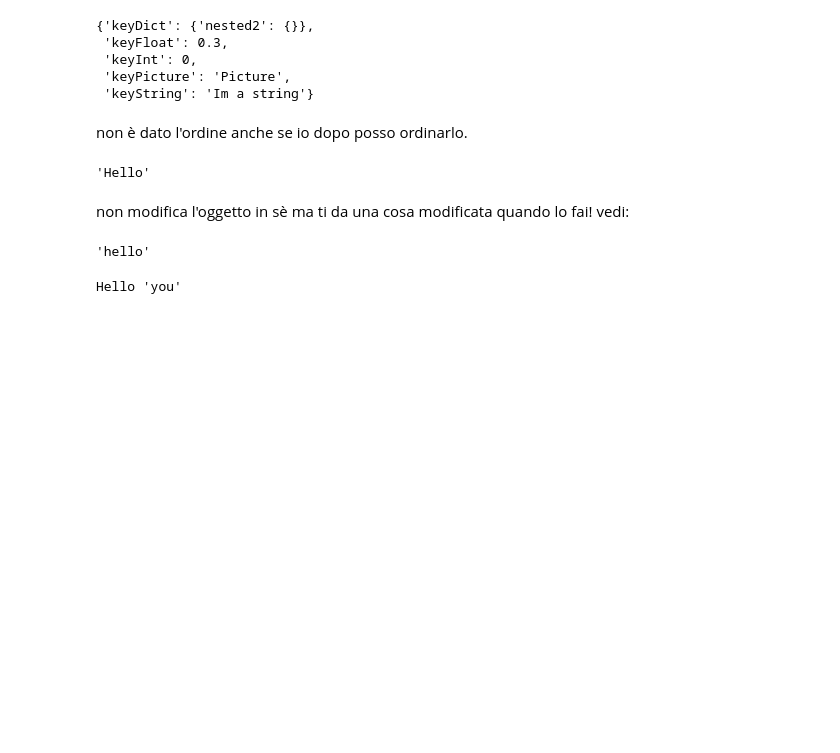
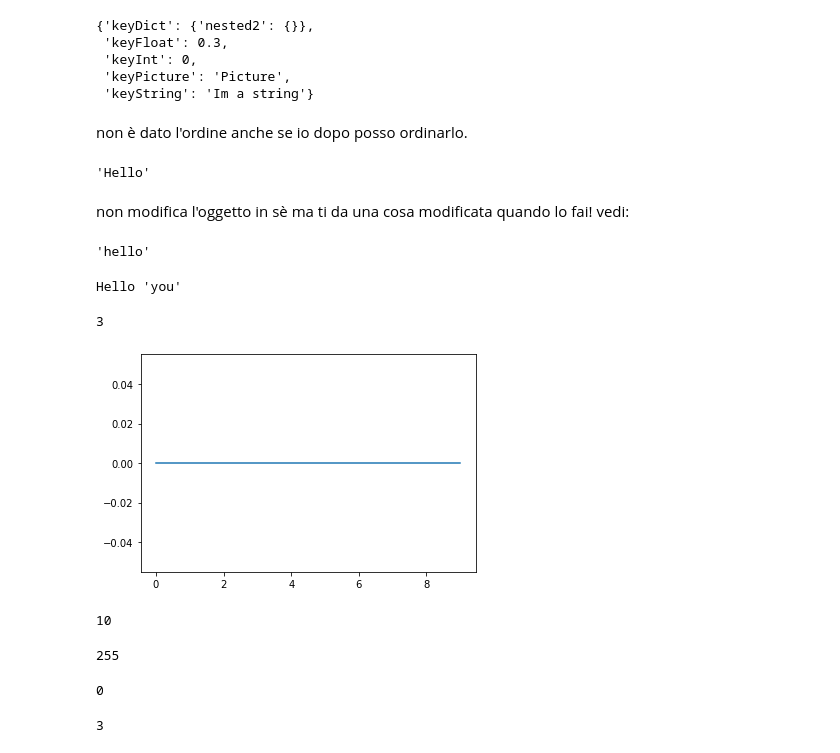
Before and after one commit to ElenaPocaterra/MLNPS2021, a Jupyter notebook: pyBootParma.ipynb, the cells around one changed output. Drawn from its saved outputs; the diff is of its cells as text; code cells hidden in the pictures; blank space fills up the shorter version.

```diff
--- a/pyBootParma.ipynb
+++ b/pyBootParma.ipynb
@@ -140,0 +143,4 @@ Hello 'you'
+# %%
+numpy.abs(-3)
+# %% [output]
+3
@@ -140,0 +151,20 @@ Hello 'you'
+# %%
+plt.plot(range(10), np.zeros(10));
+# %% [output]
+[figure, added]
+# %%
+abs(-10)
+# %% [output]
+10
+# %%
+np.uint8(255)
+# %% [output]
+255
+# %%
+np.uint8(256)
+# %% [output]
+0
+# %%
+np.int16(3)
+# %% [output]
+3
```
Also changed, not shown: parts of 38 cells of this notebook.
